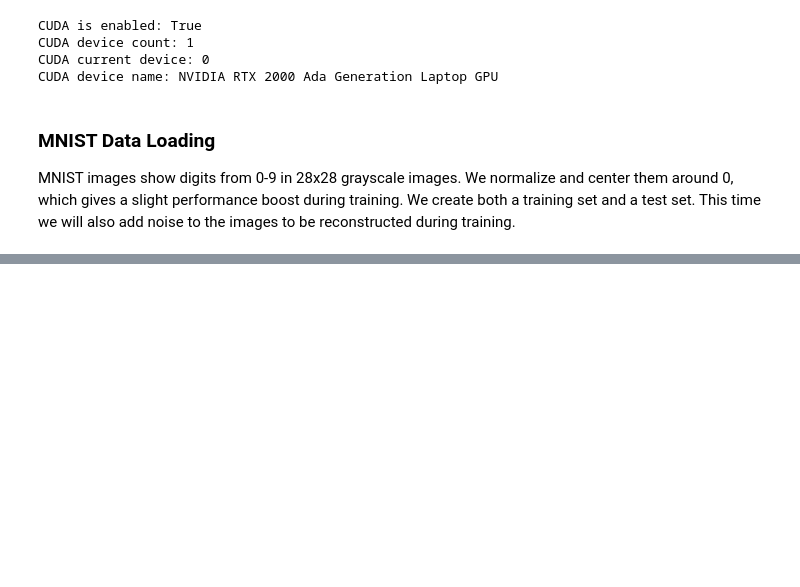
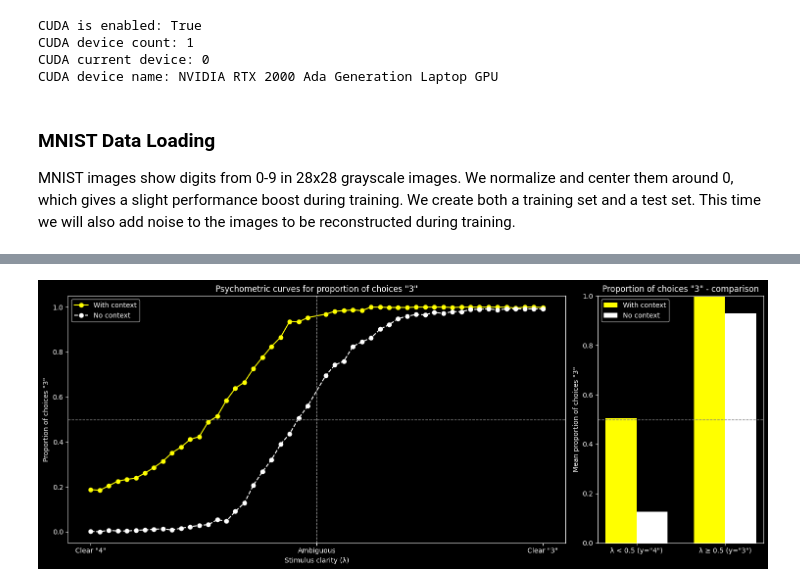
Before and after one commit to gmatteuc/NeuroMorph, a Jupyter notebook: deep_contextual_autoencoder.ipynb, the cells around one changed output, grey strips where cells are left out. Cells and saved outputs as stored; diff of their text form; code cells hidden in the pictures; blank space fills up the shorter version.

```diff
--- a/deep_contextual_autoencoder.ipynb
+++ b/deep_contextual_autoencoder.ipynb
@@ -591,0 +851,63 @@ plt.show()
+# %%
+# Convert predictions to NumPy arrays
+predictions_with_context = np.array(predictions_with_context)
+predictions_no_context = np.array(predictions_no_context)
+
+# Calculate the proportion of "3" choices based on classifier performance
+proportions_with_context = np.concatenate([(1 - predictions_with_context[:num_levels // 2]),
+                                           predictions_with_context[num_levels // 2:]])
+proportions_no_context = np.concatenate([(1 - predictions_no_context[:num_levels // 2]),
+                                         predictions_no_context[num_levels // 2:]])
+
+# Exclude the ambiguous point (middle point)
+exclude_index = num_levels // 2
+x_values = np.linspace(0, 1, num_levels)
+x_values = np.delete(x_values, exclude_index)
+proportions_with_context = np.delete(proportions_with_context, exclude_index)
+proportions_no_context = np.delete(proportions_no_context, exclude_index)
+
+# Split the data into left (λ < 0.5) and right (λ ≥ 0.5) halves for bar plots
+left_half_size = num_levels // 2
+right_half_size = num_levels - left_half_size  # Remaining part for the right half
+
+# Calculate mean proportion of "3" choices for left and right halves
+left_proportion_with_context = np.mean(proportions_with_context[:left_half_size])
+right_proportion_with_context = np.mean(proportions_with_context[left_half_size:])
+left_proportion_no_context = np.mean(proportions_no_context[:left_half_size])
+right_proportion_no_context = np.mean(proportions_no_context[left_half_size:])
+
+# Create subplots for the psychometric curves and bar plots
+fig, axs = plt.subplots(1, 2, figsize=(15, 6), gridspec_kw={'width_ratios': [3, 1]})
+
+# Psychometric curves plot for proportion of choices "3"
+axs[0].plot(x_values, proportions_with_context, label='With context', color='yellow', marker='o', linestyle='-')
+axs[0].plot(x_values, proportions_no_context, label='No context', color='white', marker='o', linestyle='--')
+axs[0].axhline(0.5, color='gray', linestyle='--', linewidth=1)  # Dashed line for 50% proportion
+axs[0].axvline(0.5, color='gray', linestyle='--', linewidth=1)  # Vertical line at the center
+
+# Labeling and formatting
+axs[0].set_xticks([0, 0.5, 1])
+axs[0].set_xticklabels(['Clear "4"', "Ambiguous", 'Clear "3"'])
+axs[0].set_xlabel('Stimulus clarity (λ)')
+axs[0].set_ylabel('Proportion of choices "3"')
+axs[0].set_title('Psychometric curves for proportion of choices "3"')
+axs[0].legend()
+
+# Bar plot for left and right proportion comparison
+bar_width = 0.35
+bar_labels = ['λ < 0.5 (y="4")', 'λ ≥ 0.5 (y="3")']
+axs[1].bar([0, 1], [left_proportion_with_context, right_proportion_with_context], bar_width, label='With context', color='yellow')
+axs[1].bar([0 + bar_width, 1 + bar_width], [left_proportion_no_context, right_proportion_no_context], bar_width, label='No context', color='white')
+
+# Formatting the bar plot
+axs[1].set_xticks([0 + bar_width / 2, 1 + bar_width / 2])
+axs[1].set_xticklabels(bar_labels)
+axs[1].set_ylim(0, 1)
+axs[1].axhline(0.5, color='gray', linestyle='--', linewidth=1)
+axs[1].set_ylabel('Mean proportion of choices "3"')
+axs[1].set_title('Proportion of choices "3" - comparison')
+axs[1].legend()
+plt.tight_layout()
+plt.show()
+# %% [output]
+[figure, added]
```
Also changed, not shown: parts of 9 cells of this notebook.
